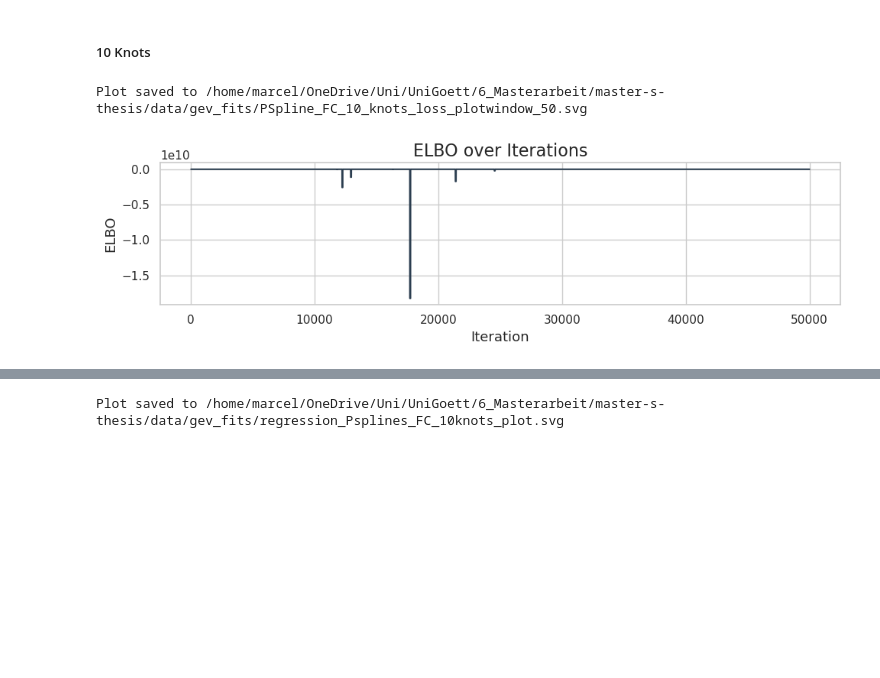
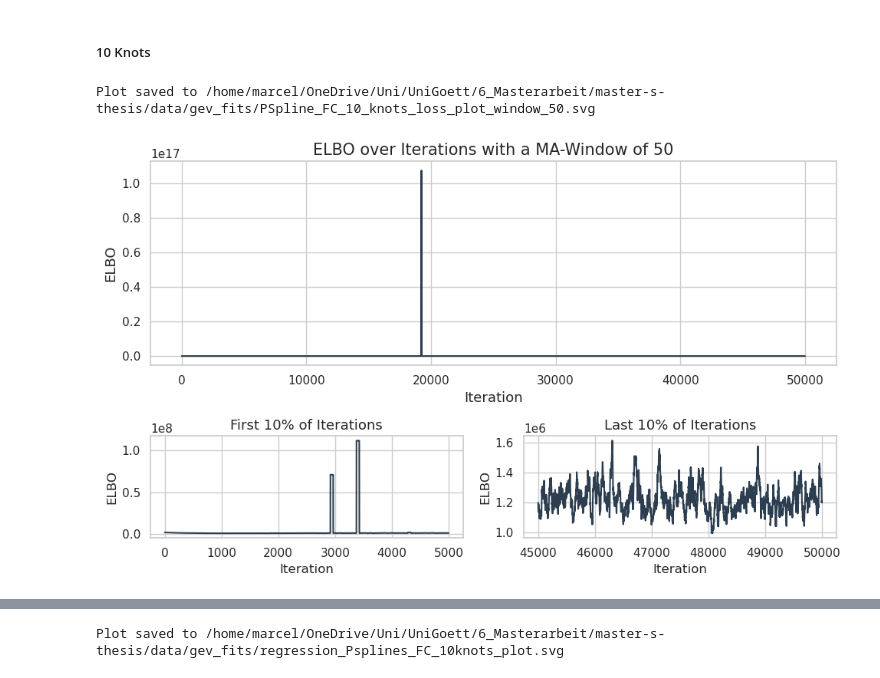
Before and after one commit to marweda/master-s-thesis, a Jupyter notebook: notebooks/vigamlss_results.ipynb, the cells around one changed output, grey strips where cells are left out. Drawn from its saved outputs; the diff is of its cells as text; code cells hidden in the pictures; blank space fills up the shorter version.

```diff
--- a/notebooks/vigamlss_results.ipynb
+++ b/notebooks/vigamlss_results.ipynb
@@ -243,8 +389,8 @@ results_dbbmi = Y_dbbmi.model.run_svi_optimization(
     optimizer=adam,
     vi_dist=FullCovarianceNormal,
     vi_sample_size=64,
-    epochs=100,
-    mb_size=32,
+    epochs=2000,
+    mb_size=512,
     lr=0.01,
     max_norm=5.0,
     clip_min_max_enabled=False,
@@ -260,6 +406,7 @@ plot_elbo(
     results_dbbmi["svi_metadata"]["num_iterations"],
     results_dbbmi["losses"],
     loss_color,
+    0.1,
     gamma_fits_dir,
     "loss_gamma",
     window=50,
@@ -414,17 +561,17 @@ results_GEV_SYN_SLP = Y_GEV_SYN.model.run_svi_optimization(
     optimizer=adam,
     vi_dist=FullCovarianceNormal,
     vi_sample_size=64,
-    epochs=1000,
-    mb_size=32,
+    epochs=50000,
+    mb_size=256,
     lr=0.0001,
     max_norm=5.0,
     clip_min_max_enabled=True,
     zero_nans_enabled=True,
     prng_key=PRNGKey(0),
     scheduler_type="constant",
-    # warmup_fraction=0.2,
-    # init_value=0.00001,
-    # end_value=0.000001,
+    # warmup_fraction=0.10,
+    # init_value=0.000001,
+    # alpha=0.000001
 )
 
 with open(gev_fits_dir + "/results_GEV_SYN_SLP.pkl", "wb") as f:
@@ -434,6 +581,7 @@ plot_elbo(
     results_GEV_SYN_SLP["svi_metadata"]["num_iterations"],
     results_GEV_SYN_SLP["losses"],
     loss_color,
+    0.1,
     gev_fits_dir,
     "linear_fit_loss_plot",
     window=50
@@ -529,8 +677,8 @@ results_GEV_SYN_PSpline_MF = Y_GEV_SYN_PSpline.model.run_svi_optimization(
     optimizer=adam,
     vi_dist=MeanFieldNormal,
     vi_sample_size=64,
-    epochs=4000,
-    mb_size=32,
+    epochs=50000,
+    mb_size=None,
     lr=0.0001,
     max_norm=1.0,
     clip_min_max_enabled=True,
@@ -549,6 +697,7 @@ plot_elbo(
     results_GEV_SYN_PSpline_MF["svi_metadata"]["num_iterations"],
     results_GEV_SYN_PSpline_MF["losses"],
     loss_color,
+    0.1,
     gev_fits_dir,
     "PSpline_MF_10_knoloss_plot",
     window=50
@@ -618,35 +784,36 @@ Plot saved to /home/marcel/OneDrive/Uni/UniGoett/6_Masterarbeit/master-s-thesis/
 # %%
 results_GEV_SYN_PSpline_FC = Y_GEV_SYN_PSpline.model.run_svi_optimization(
     optimizer=adam,
     vi_dist=FullCovarianceNormal,
-    vi_sample_size=64,
+    vi_sample_size=512,
     epochs=50000,
     mb_size=None,
     lr=0.0001,
     max_norm=1.0,
     clip_min_max_enabled=True,
     zero_nans_enabled=True,
     prng_key=PRNGKey(1),
     scheduler_type="constant",#"warmup_cosine_decay",
     # warmup_fraction=0.1,
     # init_value=0.00001,
     # end_value=0.00001,
 )
 
 with open(gev_fits_dir + "/results_GEV_SYN_PSpline_FC.pkl", "wb") as f:
     pkl.dump(results_GEV_SYN_PSpline_FC, f)
 
 plot_elbo(
     results_GEV_SYN_PSpline_FC["svi_metadata"]["num_iterations"],
     results_GEV_SYN_PSpline_FC["losses"],
     loss_color,
+    0.1,
     gev_fits_dir,
     "PSpline_FC_10_knots_loss_plot",
     window=50
 )
 # %% [output]
-Plot saved to /home/marcel/OneDrive/Uni/UniGoett/6_Masterarbeit/master-s-thesis/data/gev_fits/PSpline_FC_10_knots_loss_plotwindow_50.svg
+Plot saved to /home/marcel/OneDrive/Uni/UniGoett/6_Masterarbeit/master-s-thesis/data/gev_fits/PSpline_FC_10_knots_loss_plot_window_50.svg
-[figure, old version]
+[figure, new version]
 # %%
 results_GEV_SYN_PSpline_FC["transformed_loc_vi_parameters"]
 # %% [output]
```
Also changed, not shown: parts of 12 cells of this notebook, 13 other files.
